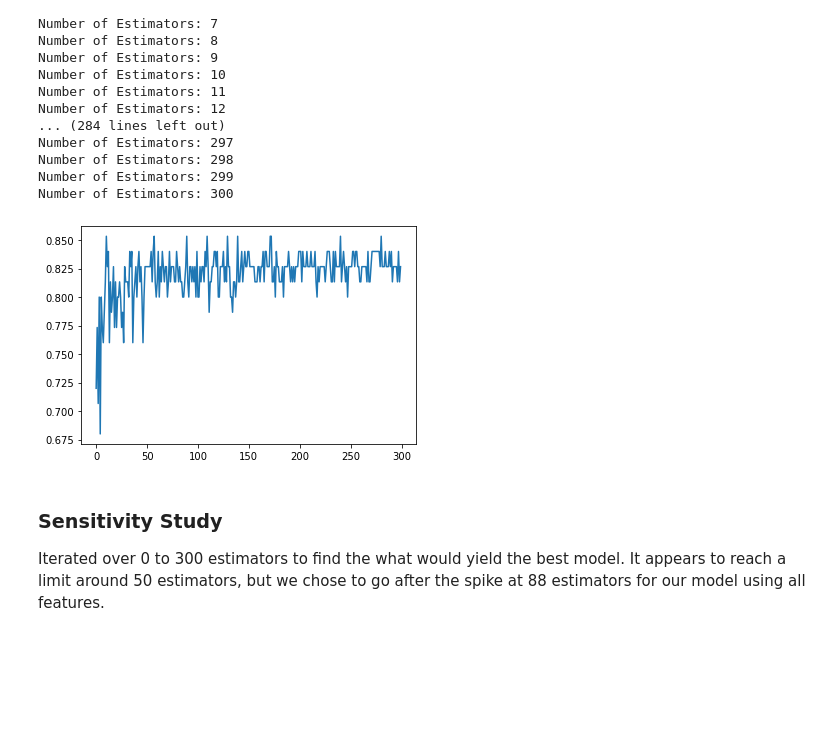
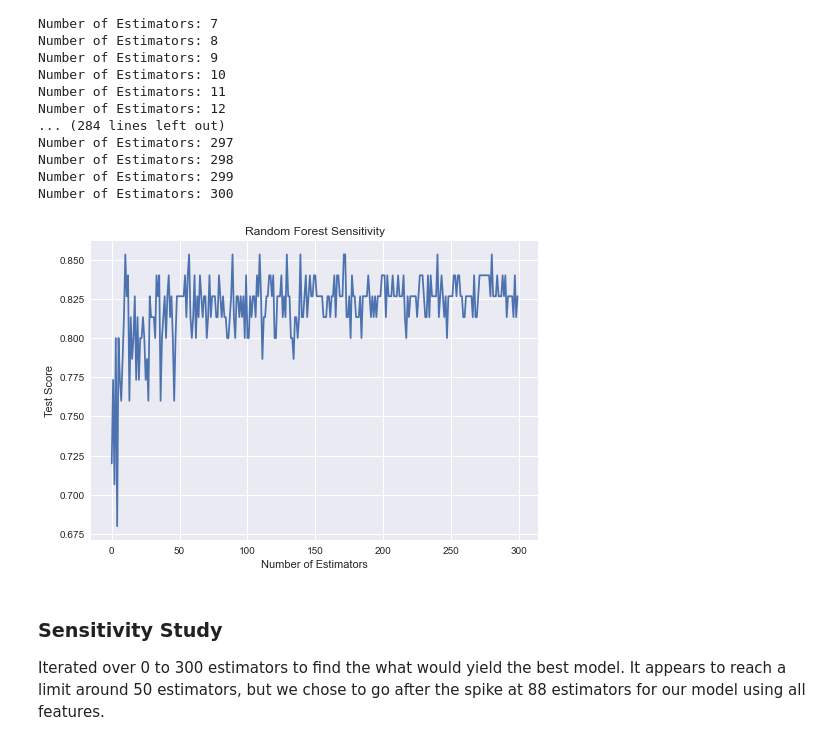
Before and after one commit to alexturkmen/Heart-Failure-Analysis, a Jupyter notebook: random_forest.ipynb, the cells around one changed output. Saved outputs shown, nothing was run; the diff lists cells and outputs as text; code cells hidden in the pictures; blank space fills up the shorter version.

```diff
--- a/random_forest.ipynb
+++ b/random_forest.ipynb
@@ -70,11 +71,15 @@ Number of Estimators: 299
 Number of Estimators: 300
 # %%
 fig1 = plt.plot(test)
+plt.xlabel("Number of Estimators")
+plt.ylabel("Test Score")
+plt.title("Random Forest Sensitivity")
+plt.style.use('seaborn')
 test_df = pd.DataFrame(data=test)
 test_df.to_csv('./Data/random_forest_sensitivity.csv')
-plt.savefig("./Visuals/random_forest_sensitivity.png")
+plt.savefig("./Visuals/random_forest_sensitivity.png", dpi=1200)
 # %% [output]
-[figure, old version]
+[figure, new version]
 # %% [markdown]
 ### Sensitivity Study
 Iterated over 0 to 300 estimators to find the what would yield the best model. It appears to reach a limit around 50 estimators, but we chose to go after the spike at 88 estimators for our model using all features.
```
Also changed, not shown: parts of 1 cell of this notebook, 5 other files.
